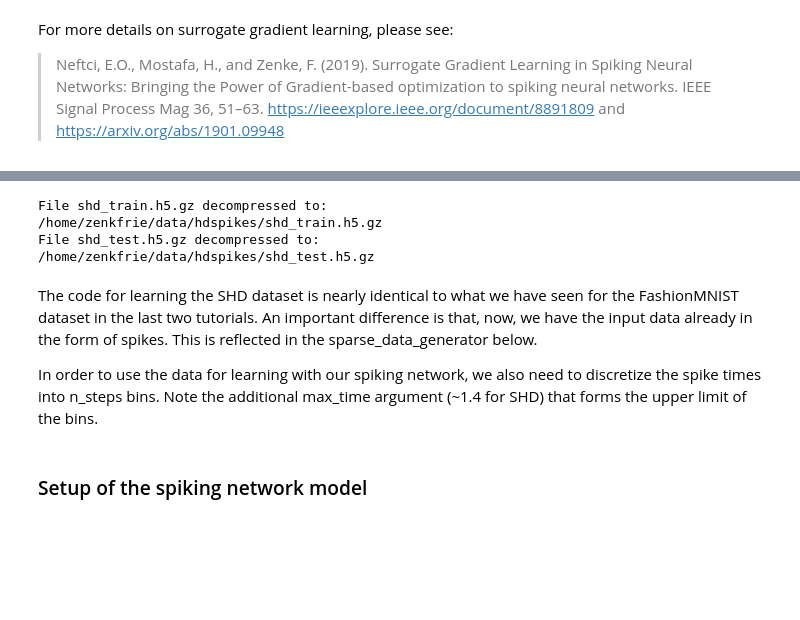
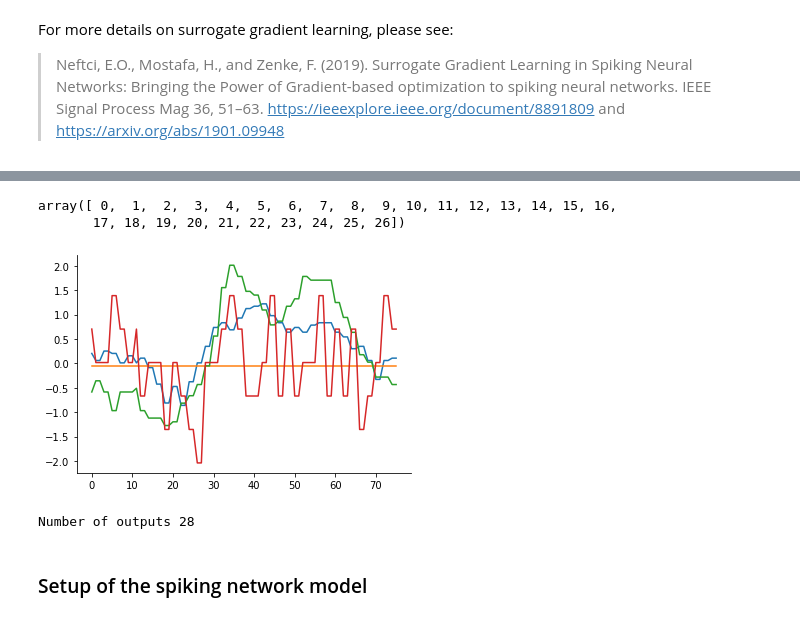
Before and after one commit to fzenke/spytorch, a Jupyter notebook: notebooks/SpyTorchTutorial5.ipynb, the cells around one changed output, grey strips where cells are left out. Drawn from its saved outputs; the diff is of its cells as text; code cells hidden in the pictures; blank space fills up the shorter version.

```diff
--- a/notebooks/SpyTorchTutorial5.ipynb
+++ b/notebooks/SpyTorchTutorial5.ipynb
@@ -142,22 +28,0 @@ else:
-# %%
-# Here we load the Dataset
-cache_dir = os.path.expanduser("~/data")
-cache_subdir = "hdspikes"
-get_shd_dataset(cache_dir, cache_subdir)
-
-train_file = h5py.File(os.path.join(cache_dir, cache_subdir, 'shd_train.h5'), 'r')
-test_file = h5py.File(os.path.join(cache_dir, cache_subdir, 'shd_test.h5'), 'r')
-
-x_train = train_file['spikes']
-y_train = train_file['labels']
-x_test = test_file['spikes']
-y_test = test_file['labels']
-# %% [output]
-File shd_train.h5.gz decompressed to:
-/home/zenkfrie/data/hdspikes/shd_train.h5.gz
-File shd_test.h5.gz decompressed to:
-/home/zenkfrie/data/hdspikes/shd_test.h5.gz
-# %% [markdown]
-The code for learning the SHD dataset is nearly identical to what we have seen for the FashionMNIST dataset in the last two tutorials. An important difference is that, now, we have the input data already in the form of spikes. This is reflected in the sparse_data_generator below.
-
-In order to use the data for learning with our spiking network, we also need to discretize the spike times into n_steps bins. Note the additional max_time argument (~1.4 for SHD) that forms the upper limit of the bins.
@@ -210,3 +79,29 @@ def sparse_data_generator_from_hdf5_spikes(X, y, batch_size, nb_steps, nb_units,
+# %%
+np.unique(labels)
+# %% [output]
+array([ 0,  1,  2,  3,  4,  5,  6,  7,  8,  9, 10, 11, 12, 13, 14, 15, 16,
+       17, 18, 19, 20, 21, 22, 23, 24, 25, 26])
+# %%
+# Visualize single data point
+plt.plot(data[123])
+sns.despine()
+# %% [output]
+[figure, added]
+# %%
+nb_channels = 4
+enc_fan_out = 10  # Num of spiking neurons used to encode each channel
+nb_inputs  = nb_channels*enc_fan_out
+nb_hidden  = 200
+nb_outputs = len(np.unique(labels))+1
+print("Number of outputs %i"%nb_outputs)
+
+time_step = 2e-3 # TODO needs to be updated to reflect the correct time scale
+nb_steps = 76  # TODO We should change this and upsample the input data
+# max_time = 1.4
+
+batch_size = 100
+# %% [output]
+Number of outputs 28
 # %% [markdown]
 ### Setup of the spiking network model
 # %%
```
Also changed, not shown: parts of 27 cells of this notebook, 1 other file.
